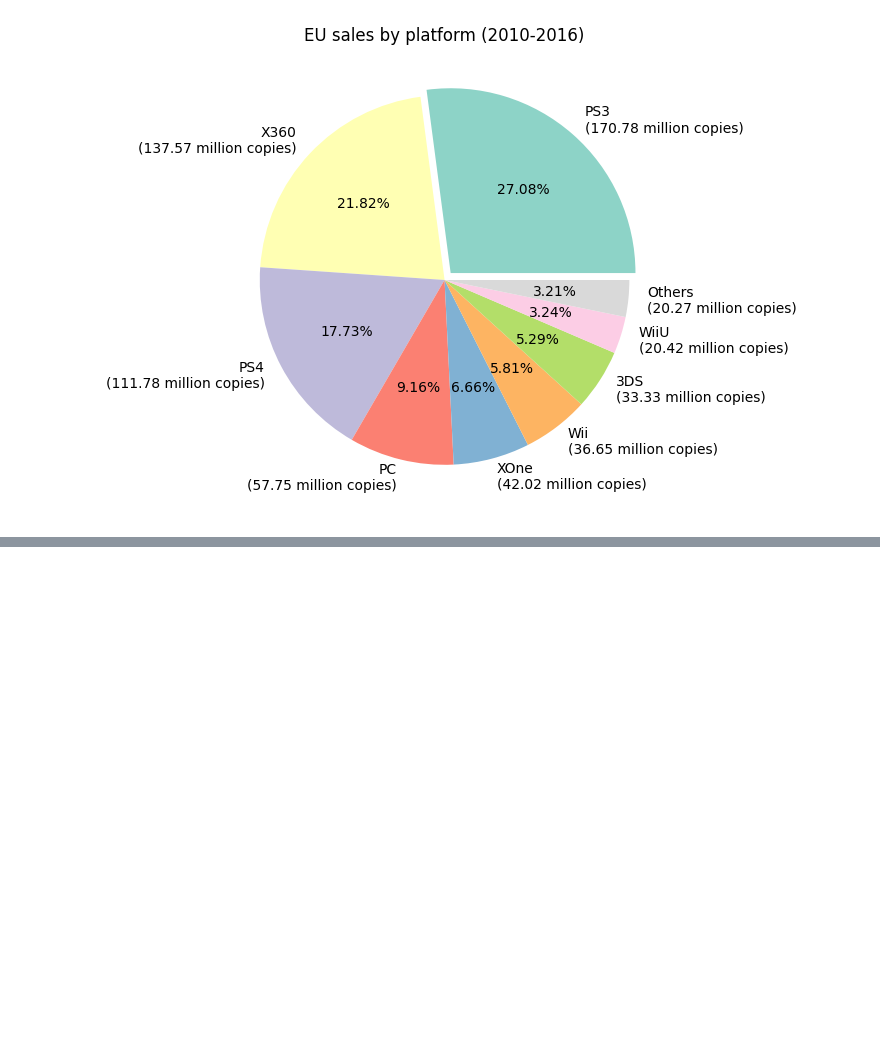
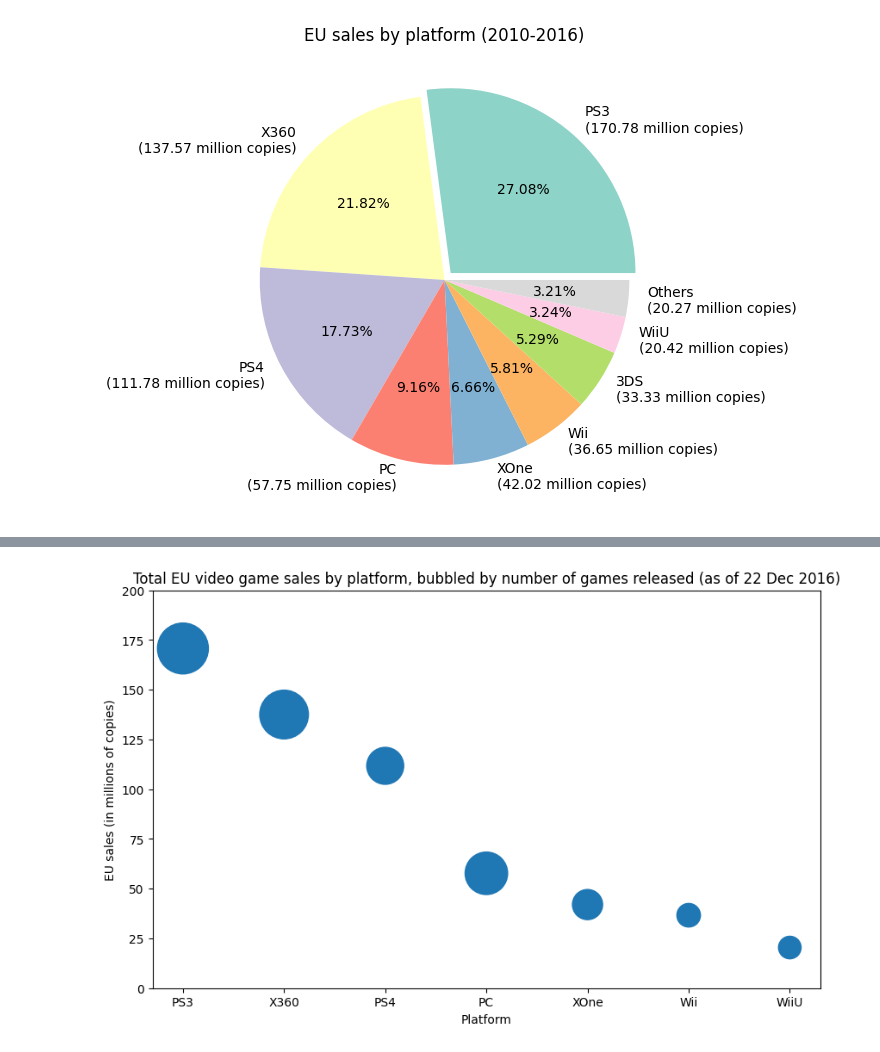
Before and after one commit to hansstanley/YongTauFoo, a Jupyter notebook: notebooks/sales_rush_kirubi.ipynb, the cells around one changed output, grey strips where cells are left out. Drawn from its saved outputs; the diff is of its cells as text; code cells hidden in the pictures; blank space fills up the shorter version.

```diff
--- a/notebooks/sales_rush_kirubi.ipynb
+++ b/notebooks/sales_rush_kirubi.ipynb
@@ -331,12 +332,12 @@ Text(0.5, 1.0, 'JP sales proportion distribution by year (2010-2016)')
 
 ### EU sales by platform
 # %%
-data_eu_sales_by_platform = data_clean.copy(deep=True)
-data_eu_sales_by_platform.loc[data_clean['Platform'] == 'PS2', 'Platform'] = 'Others'
-data_eu_sales_by_platform.loc[data_clean['Platform'] == 'PSP', 'Platform'] = 'Others'
-data_eu_sales_by_platform.loc[data_clean['Platform'] == 'PSV', 'Platform'] = 'Others'
-data_eu_sales_by_platform.loc[data_clean['Platform'] == 'DS', 'Platform'] = 'Others'
-data_eu_sales_by_platform = data_eu_sales_by_platform.groupby('Platform')['EU_Sales'].sum().sort_values(ascending=False)
+data_platform_collapsed = data_2010_2016.copy(deep=True)
+data_platform_collapsed.loc[data_2010_2016['Platform'] == 'PS2', 'Platform'] = 'Others'
+data_platform_collapsed.loc[data_2010_2016['Platform'] == 'PSP', 'Platform'] = 'Others'
+data_platform_collapsed.loc[data_2010_2016['Platform'] == 'PSV', 'Platform'] = 'Others'
+data_platform_collapsed.loc[data_2010_2016['Platform'] == 'DS', 'Platform'] = 'Others'
+data_eu_sales_by_platform = data_platform_collapsed.groupby('Platform')['EU_Sales'].sum().sort_values(ascending=False)
 data_eu_sales_by_platform
 # %% [output]
 Platform
@@ -367,0 +456,7 @@ plt.show()
+# %%
+data_platform_collapsed_2 = data_platform_collapsed.copy(deep=True)
+data_platform_collapsed_2.loc[data_platform_collapsed_2['Platform'] == '3DS', 'Platform'] = 'Others'
+data_eu_sales_by_platform = data_platform_collapsed_2.groupby('Platform')['EU_Sales'].sum()
+data_count_by_platform = data_platform_collapsed_2.groupby('Platform')['Name'].count()
+print(data_eu_sales_by_platform)
+print(data_count_by_platform)
@@ -367,0 +484,14 @@ plt.show()
+# %%
+chosen_platforms = ['PS3', 'X360', 'PS4', 'PC', 'XOne', 'Wii', 'WiiU']
+
+plt.figure(figsize=figure_size)
+plt.scatter(chosen_platforms, [data_eu_sales_by_platform[p] for p in chosen_platforms],
+            [data_count_by_platform[p] * 4 for p in chosen_platforms])
+
+plt.xlabel('Platform')
+plt.ylim(0, 200)
+plt.ylabel('EU sales (in millions of copies)')
+plt.title('Total EU video game sales by platform, bubbled by number of games released (as of 22 Dec 2016)')
+plt.show()
+# %% [output]
+[figure, added]
```
Also changed, not shown: parts of 21 cells of this notebook.
